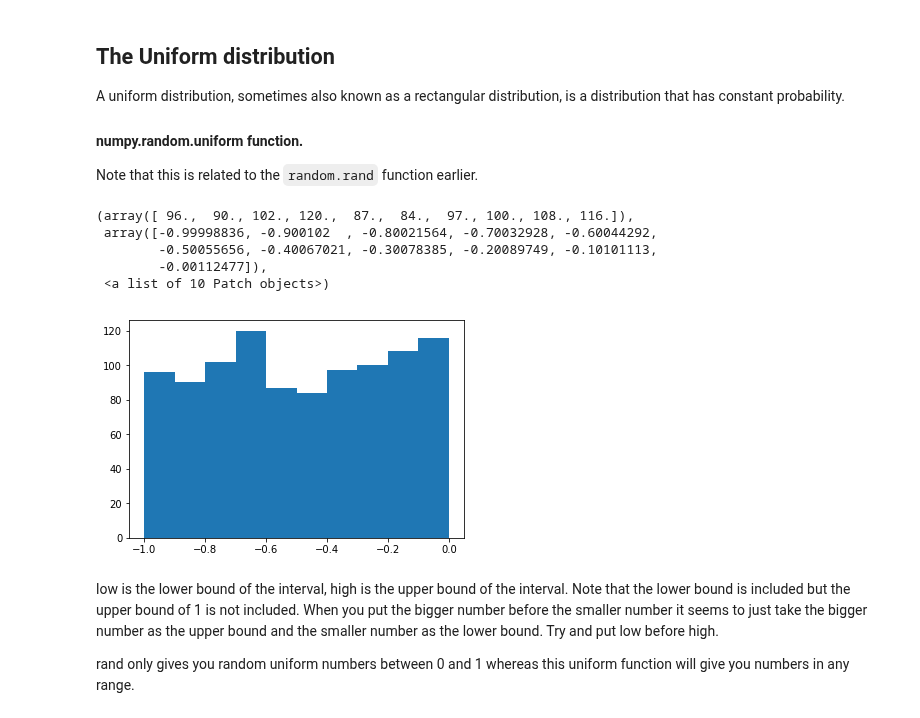
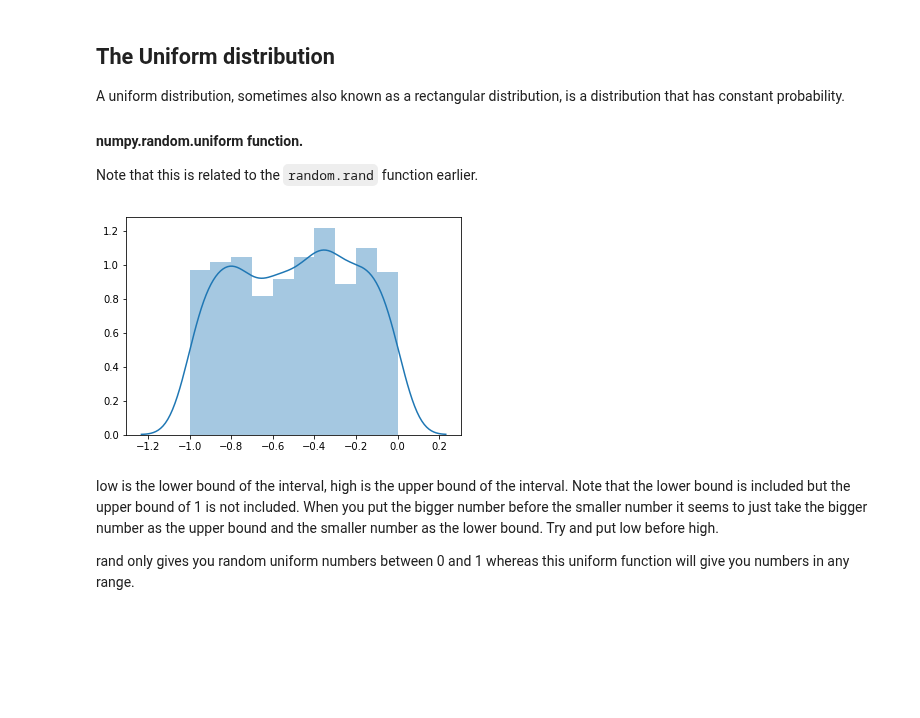
Before and after one commit to angela1C/Programming-for-Data-Analysis-numpy.random-project-2019, a Jupyter notebook: NumpyRandom.ipynb, the cells around one changed output. Cells and saved outputs as stored; diff of their text form; code cells hidden in the pictures; blank space fills up the shorter version.

```diff
--- a/NumpyRandom.ipynb
+++ b/NumpyRandom.ipynb
@@ -859,14 +904,9 @@ A uniform distribution, sometimes also known as a rectangular distribution, is a
 Note that this is related to the `random.rand` function earlier.
 # %%
 x = np.random.uniform(-1,0,1000)
-plt.hist(x)
+sns.distplot(x);  # using seaborn
 # %% [output]
-(array([ 96.,  90., 102., 120.,  87.,  84.,  97., 100., 108., 116.]),
- array([-0.99998836, -0.900102  , -0.80021564, -0.70032928, -0.60044292,
-        -0.50055656, -0.40067021, -0.30078385, -0.20089749, -0.10101113,
-        -0.00112477]),
- <a list of 10 Patch objects>)
-[figure, old version]
+[figure, new version]
 # %% [markdown]
 low is the lower bound of the interval, high is the upper bound of the interval. Note that the lower bound is included but the upper bound of 1 is not included.
 When you put the bigger number before the smaller number it seems to just take the bigger number as the upper bound and the smaller number as the lower bound.
```
Also changed, not shown: parts of 64 cells of this notebook.
